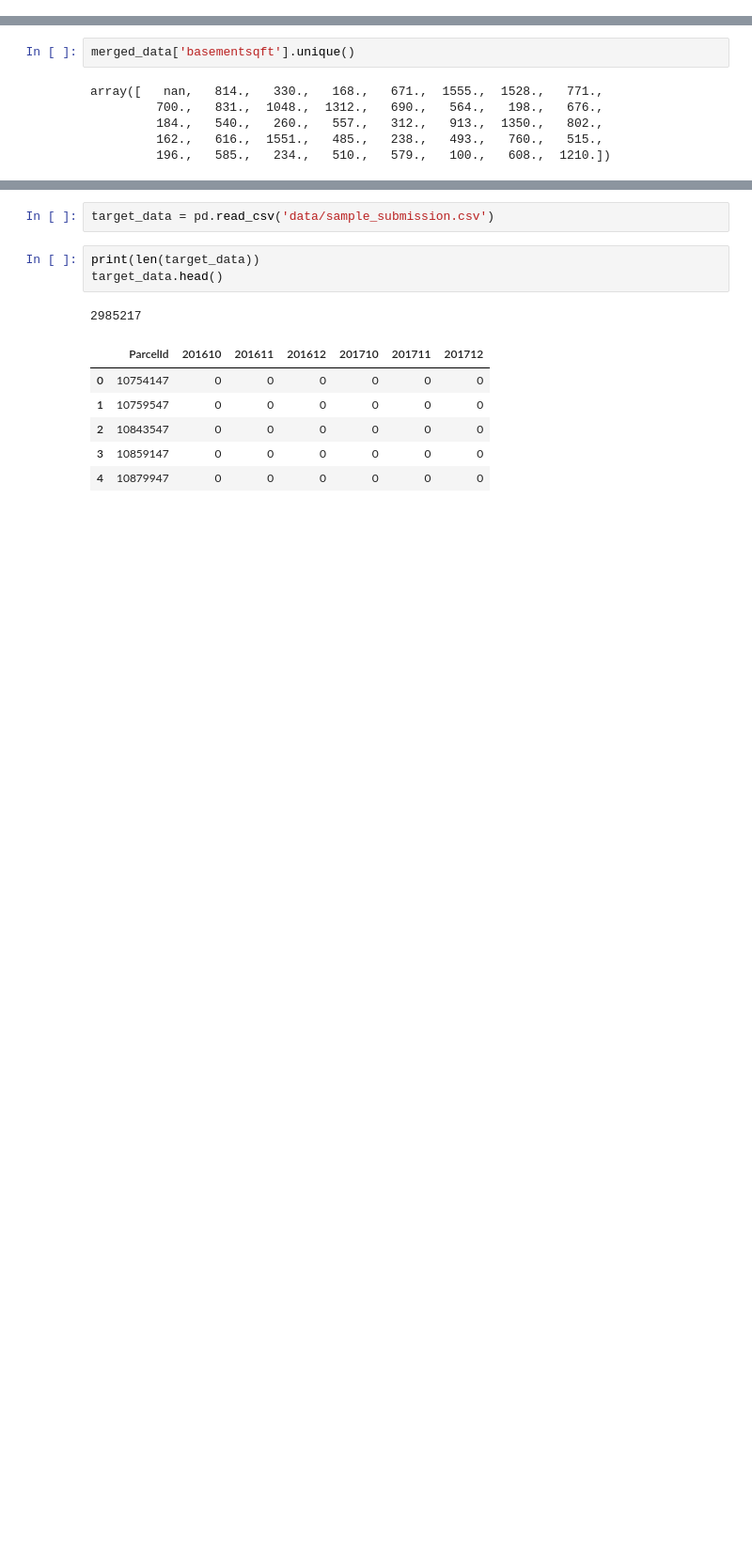
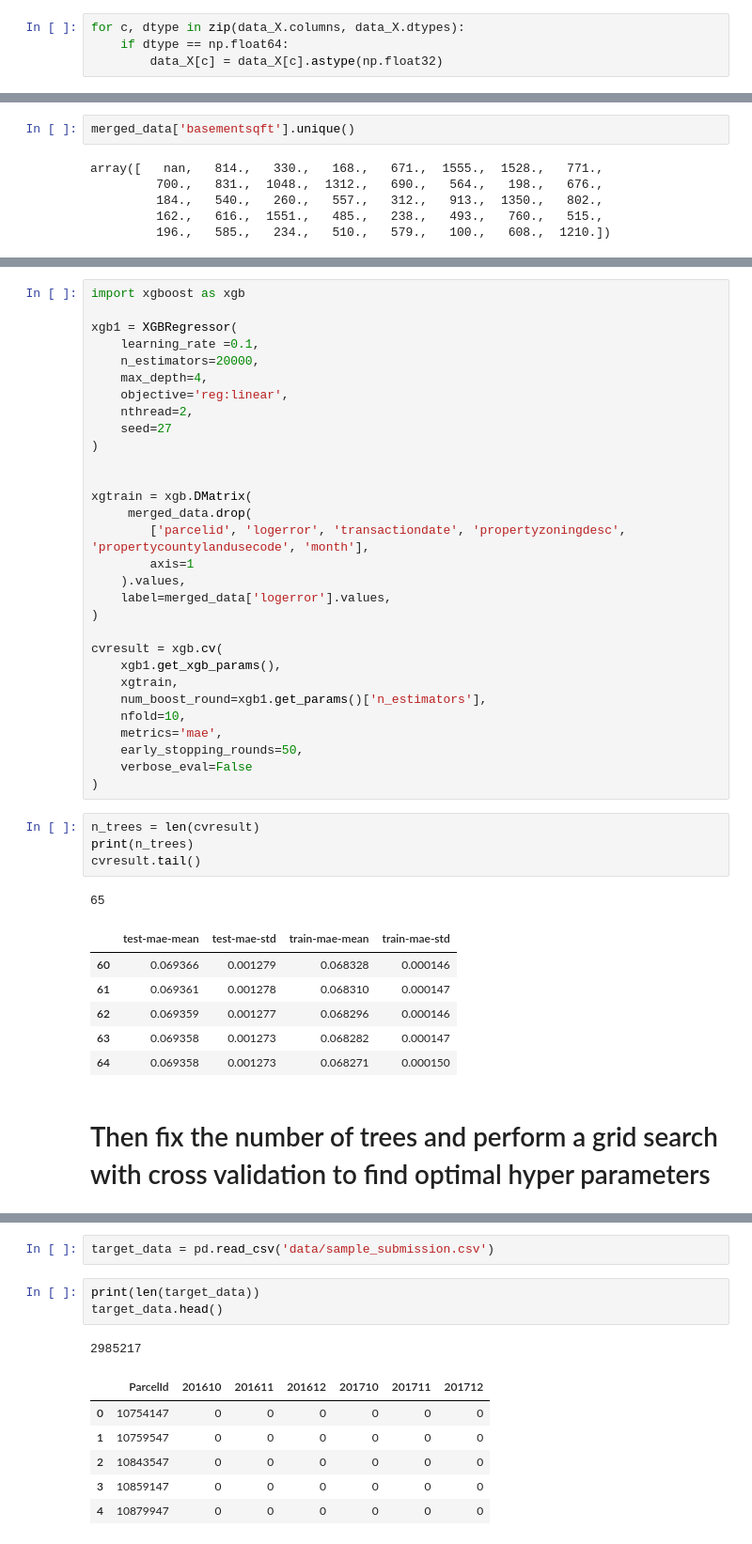
Before and after one commit to ttekampe/kaggle, a Jupyter notebook: zillow/zillow.ipynb, the cells around one changed output, grey strips where cells are left out. Shown at 94% size. Cells and saved outputs as stored; diff of their text form; blank space fills up the shorter version.

```diff
--- a/zillow/zillow.ipynb
+++ b/zillow/zillow.ipynb
@@ -85,6 +126,10 @@ print(data_X['taxdelinquencyflag'].unique())
 data_X['taxdelinquencyflag'] = data_X['taxdelinquencyflag'].map({'Y': True})
 # %% [output]
 [nan 'Y']
+# %%
+for c, dtype in zip(data_X.columns, data_X.dtypes):
+    if dtype == np.float64:
+        data_X[c] = data_X[c].astype(np.float32)
 # %%
 merged_data = data_y.merge(data_X, on='parcelid')
 # %%
@@ -151,0 +204,44 @@ test_y = test['logerror']
+# %%
+import xgboost as xgb
+
+xgb1 = XGBRegressor(
+    learning_rate =0.1,
+    n_estimators=20000,
+    max_depth=4,
+    objective='reg:linear',
+    nthread=2,
+    seed=27
+)
+
+
+xgtrain = xgb.DMatrix(
+     merged_data.drop(
+        ['parcelid', 'logerror', 'transactiondate', 'propertyzoningdesc', 'propertycountylandusecode', 'month'],
+        axis=1
+    ).values,
+    label=merged_data['logerror'].values,
+)
+
+cvresult = xgb.cv(
+    xgb1.get_xgb_params(),
+    xgtrain,
+    num_boost_round=xgb1.get_params()['n_estimators'],
+    nfold=10,
+    metrics='mae',
+    early_stopping_rounds=50,
+    verbose_eval=False
+)
+# %%
+n_trees = len(cvresult)
+print(n_trees)
+cvresult.tail()
+# %% [output]
+65
+|  | test-mae-mean | test-mae-std | train-mae-mean | train-mae-std |
+| 60 | 0.069366 | 0.001279 | 0.068328 | 0.000146 |
+| 61 | 0.069361 | 0.001278 | 0.068310 | 0.000147 |
+| 62 | 0.069359 | 0.001277 | 0.068296 | 0.000146 |
+| 63 | 0.069358 | 0.001273 | 0.068282 | 0.000147 |
+| 64 | 0.069358 | 0.001273 | 0.068271 | 0.000150 |
+# %% [markdown]
+# Then fix the number of trees and perform a grid search with cross validation to find optimal hyper parameters
```
Also changed, not shown: parts of 44 cells of this notebook.
